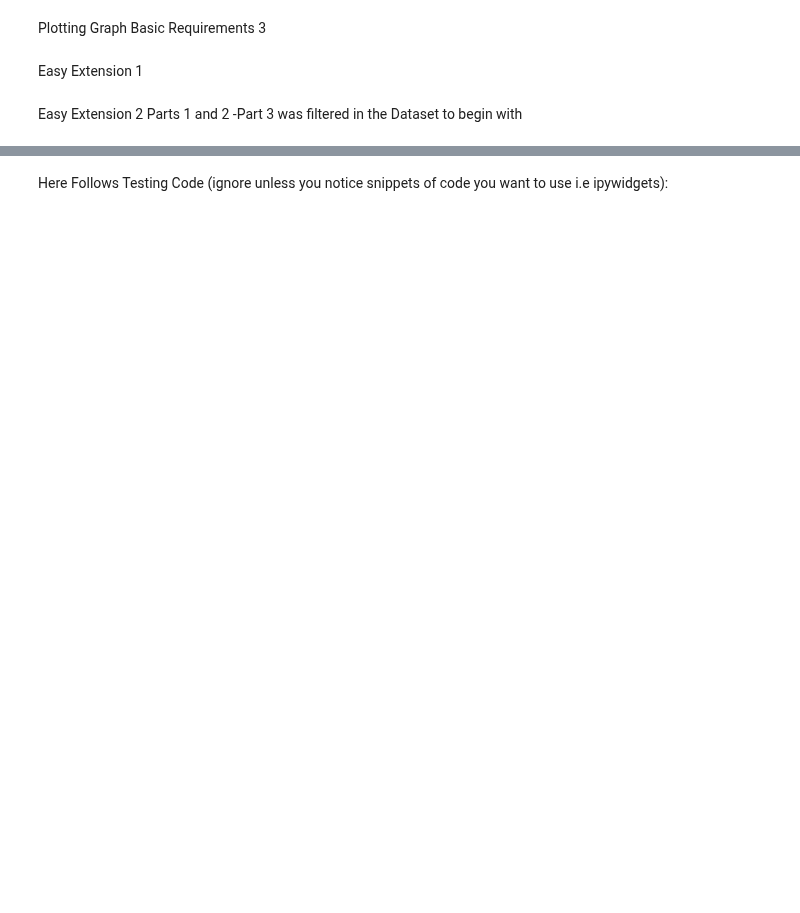
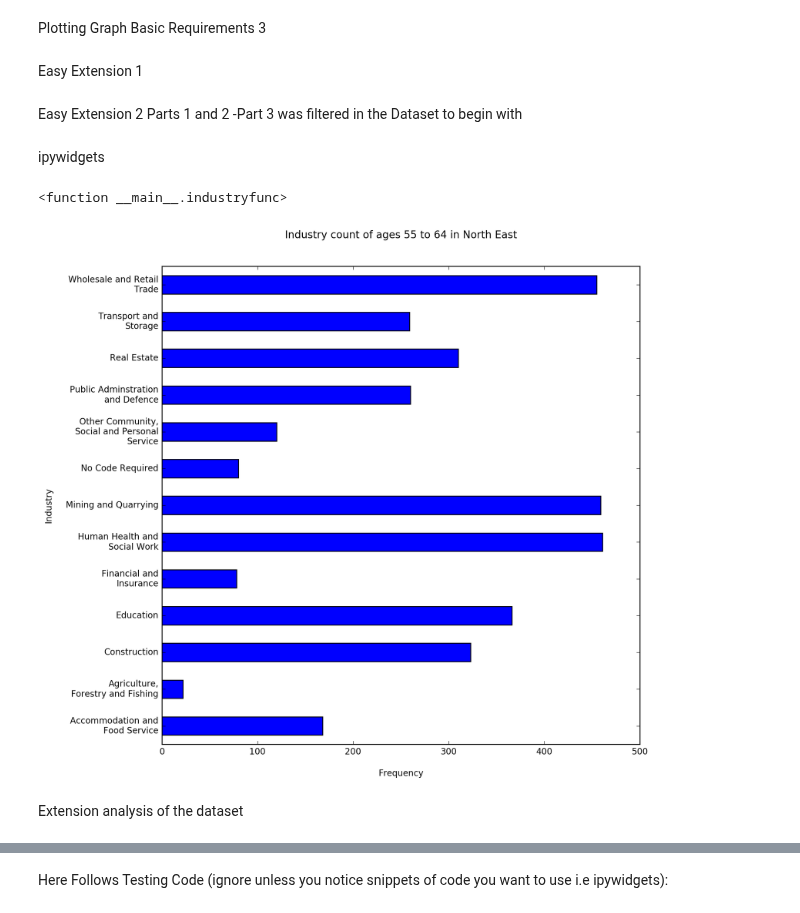
Before and after one commit to chrisrauch193/CS2006Practical3, a Jupyter notebook: Report.ipynb, the cells around one changed output, grey strips where cells are left out. Cells and saved outputs as stored; diff of their text form; code cells hidden in the pictures; blank space fills up the shorter version.

```diff
--- a/Report.ipynb
+++ b/Report.ipynb
@@ -164,3 +123,28 @@ easy21
 easy22 = pd.crosstab(index = (ea)['Age'], columns = 'count')
 easy22 = easy22.sort_values(['count'],ascending = 0)
 easy22
+# %% [markdown]
+ipywidgets
+# %%
+def industryfunc(Region,Age):
+    temp = newdf[(newdf['Region'] == Region) & (newdf['Age'] == Age)]
+    name = "Industry count of ages " + Age +" in " + Region
+    plt.figure(figsize=(10, 10))
+    plotting.plot_bar_group_count(
+        temp,
+        'Industry',
+        name,
+        wrap_chars = 20
+    )
+regionvalues = newdf.Region.unique()
+regionvalues = regionvalues.tolist()
+
+agevalues = newdf.Age.unique()
+agevalues = agevalues.tolist()
+
+interact(industryfunc, Region=regionvalues,Age=(agevalues))
+# %% [output]
+<function __main__.industryfunc>
+[figure, added]
+# %% [markdown]
+Extension analysis of the dataset
```
Also changed, not shown: parts of 28 cells of this notebook, 1 other file.
